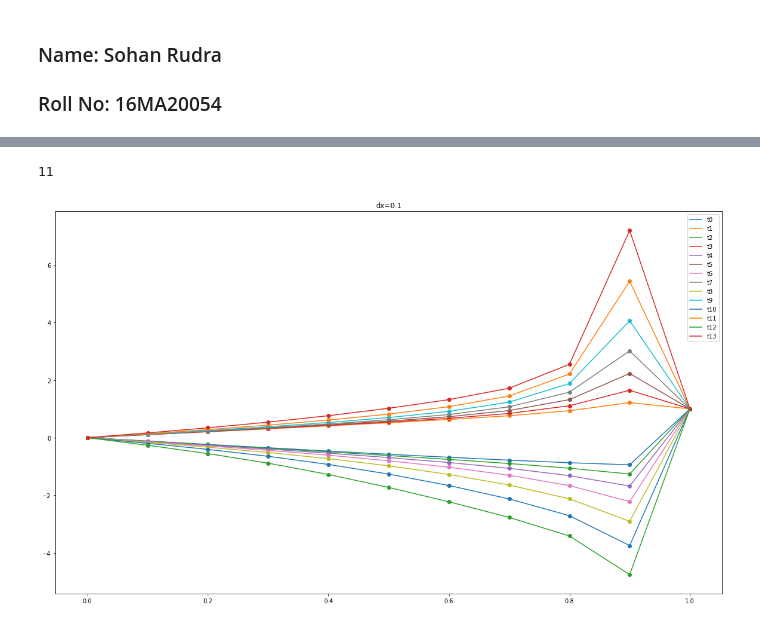
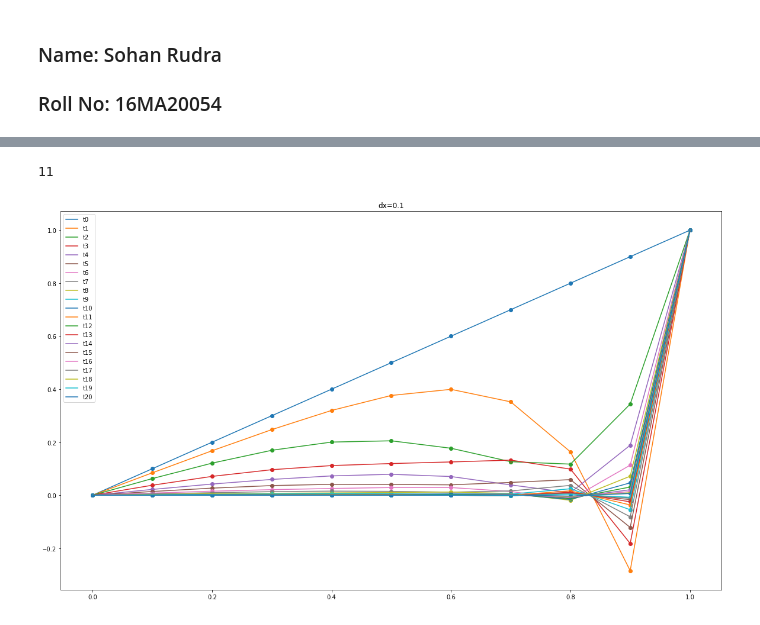
Before and after one commit to rudrasohan/Advanced-Numerical-Techniques, a Jupyter notebook: assignment12.ipynb, the cells around one changed output, grey strips where cells are left out. Saved outputs shown, nothing was run; the diff lists cells and outputs as text; code cells hidden in the pictures.

```diff
--- a/assignment12.ipynb
+++ b/assignment12.ipynb
@@ -52,19 +54,19 @@ def Finite_Diff_Solver(cond, u_k, u_k1, verbose=True):
     a[n-3] = -u_k1[-2]/(2.0*cond.dx) - cond.a/(2.0*cond.dx**2)
     b[n-2] = (1.0/cond.dt + cond.a/cond.dx**2)
     #d
-    d[0] = -u_k[1]/cond.dx - 0.5 * u_k[1] * (u_k[2] - u_k[0])/(2.0*cond.dx) +\
+    d[0] = u_k[1]/cond.dt - 0.5 * u_k[1] * (u_k[2] - u_k[0])/(2.0*cond.dx) +\
     cond.a/2.0*(u_k[2] - 2.0*u_k[1] + u_k[0])/cond.dx**2
-    d[n-2] = -u_k[-2]/cond.dx - 0.5 * u_k[-2] * (u_k[-1] - u_k[-3])/(2.0*cond.dx) +\
+    d[n-2] = u_k[-2]/cond.dx - 0.5 * u_k[-2] * (u_k[-1] - u_k[-3])/(2.0*cond.dx) +\
     cond.a/2.0*(u_k[-1] - 2.0*u_k[-2] + u_k[-3])/cond.dx**2 -\
     u_k[-2]/(2.0*cond.dx) - cond.a/(2.0*cond.dx**2)
     for i, xi in enumerate(np.arange(cond.x0 + 2.0*cond.dx, cond.xn - cond.dx, cond.dx),\
                            start=1):
-        if (abs((cond.x0 + 2.0*cond.dx) - (cond.xn - cond.dx)) < 1e-7):
-            continue
+#         if (abs((cond.x0 + 2.0*cond.dx) - (cond.xn - cond.dx)) < 1e-7):
+#             continue
         a[i-1] = -u_k1[i+1]/(2.0*cond.dx) - cond.a/(2.0*cond.dx**2)
         b[i] =  (1.0/cond.dt + cond.a/cond.dx**2)
         c[i] = u_k1[i+1]/(2.0*cond.dx) - cond.a/(2.0*cond.dx**2)
-        d[i] = -u_k[i+1]/cond.dx - 0.5 * u_k[i+1] * (u_k[i+2] - u_k[i])/(2.0*cond.dx) +\
+        d[i] = u_k[i+1]/cond.dt - 0.5 * u_k[i+1] * (u_k[i+2] - u_k[i])/(2.0*cond.dx) +\
                 cond.a/2.0*(u_k[i+2] - 2.0*u_k[i+1] + u_k[i])/cond.dx**2
 
     def tridiag(a, b, c, k1=-1, k2=0, k3=1):
@@ -105,13 +107,12 @@ def Newton_Solver(cond):
     print(n)
     solutions = []
     u_k = initialize(cond)
+    solutions.append(u_k)
     for _ in range(cond.tn):
         u_old = copy(u_k)
         tuples_coeff = Finite_Diff_Solver(cond, u_old, u_k, verbose=False)
         u_k1 = Thomas_Algorithm(tuples_coeff, cond)
         s = np.max(abs(u_k1 - u_k))
-        u_k = u_k1
-        print(u_k)
         while(s > cond.e):
             u_k = copy(u_k1)
             #solutions.append(u_k)
@@ -124,7 +125,7 @@ def Newton_Solver(cond):
         solutions.append(u_k)
     return solutions
 # %%
-cond = Conditions(0.5,0.1,0,1,0,1,0.1,14,x,0.001)
+cond = Conditions(0.5,0.1,0,1,0,1,0.1,20,x,0.001)
 # %%
 y = Newton_Solver(cond)
 print(len(y))
@@ -150,20 +136,18 @@ x_range = np.arange(cond.x0, cond.xn+cond.dx, cond.dx)
 # %%
 n = int(np.ceil((cond.xn - cond.x0)/cond.dx))
 dt = cond.dt
 fig = plt.figure(figsize=(20, 40))
 ax = fig.add_subplot(311)
 ax.set_title("dx=0.1")
 g = []
 print(len(y[0]))
 for i in range(len(y)):
     x_range = np.arange(cond.x0, cond.xn + cond.dx, cond.dx)
-    if (x_range.shape[0] == 12):
-        x_range = x_range[:-1]
     ax.plot(x_range, y[i])
     ax.scatter(x_range, y[i])
     g.append("t"+str(i))
 ax.legend(tuple(g))
 fig.show()
 # %% [output]
 11
-[figure, old version]
+[figure, new version]
```
Also changed, not shown: parts of 2 cells of this notebook.
